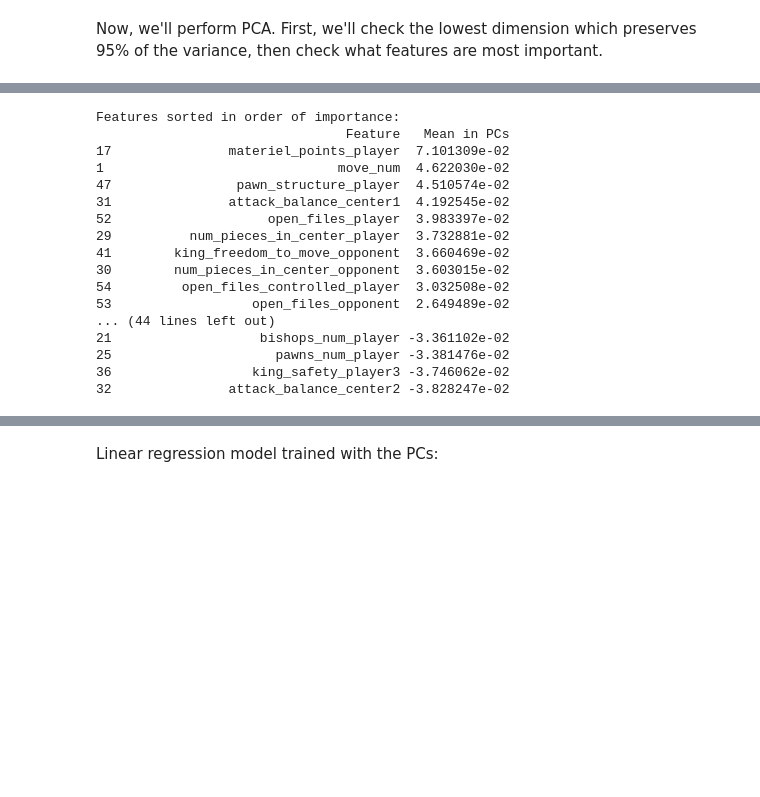
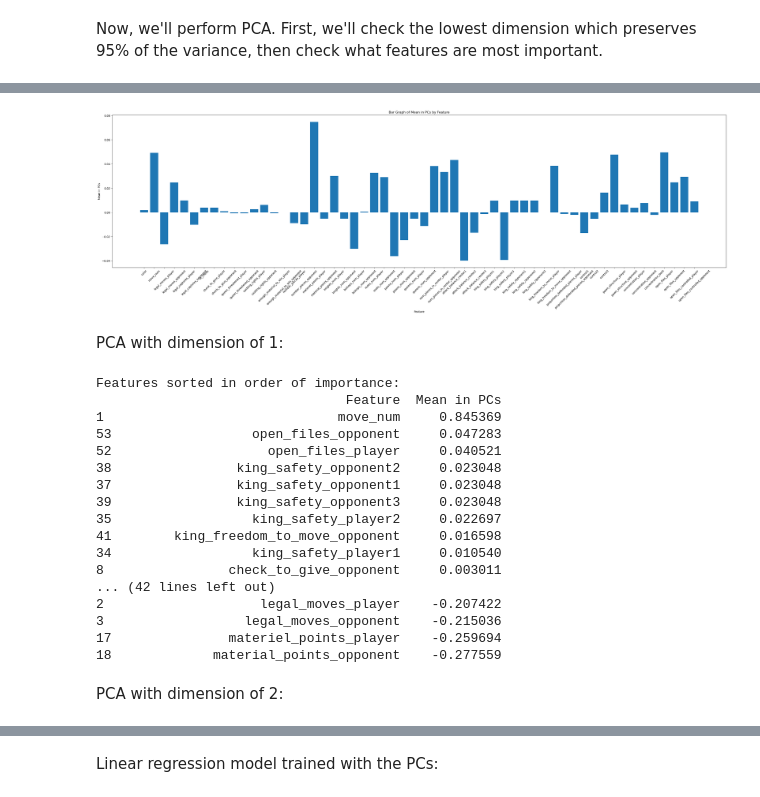
Before and after one commit to dvirsas8/research, a Jupyter notebook: first_analysis.ipynb, the cells around one changed output, grey strips where cells are left out. Saved outputs shown, nothing was run; the diff lists cells and outputs as text; code cells hidden in the pictures; blank space fills up the shorter version.

```diff
--- a/first_analysis.ipynb
+++ b/first_analysis.ipynb
@@ -1030,0 +1028,12 @@ Number of dimensions needed to preserve 95% of variance is 33
+# %%
+pca = PCA(n_components=31)
+X_transformed = pca.fit_transform(board_transformed)
+principal_components = pca.components_
+feature_means_in_pcs = principal_components.mean(axis=0)
+feature_mean_df = pd.DataFrame({'Feature': board_feature_names, 'Mean in PCs': feature_means_in_pcs})
+first_pc = pd.DataFrame({'Feature': board_feature_names, 'PC': principal_components[0]})
+print('First PC:')
+print(f'{first_pc}\n')
+sorted_feature_mean_df = feature_mean_df.sort_values(by='Mean in PCs', ascending=False)
+print('Features sorted in order of importance:')
+print(sorted_feature_mean_df)
@@ -1031,28 +1058,43 @@ Number of dimensions needed to preserve 95% of variance is 33
+# %%
+plt.figure(figsize=(40, 10))
+plt.bar(feature_mean_df['Feature'], feature_mean_df['Mean in PCs'])
+
+plt.xlabel('Feature')
+plt.ylabel('Mean in PCs')
+plt.title('Bar Graph of Mean in PCs by Feature')
+
+plt.xticks(rotation=45)
+plt.show()
+# %% [output]
+[figure, added]
+# %% [markdown]
+PCA with dimension of 1:
 # %%
-
-pca = PCA(n_components=33)
-X_transformed = pca.fit_transform(board_transformed)
+pca = PCA(n_components=1)
+X_n1 = pca.fit_transform(board_transformed)
 principal_components = pca.components_
 feature_means_in_pcs = principal_components.mean(axis=0)
-feature_mean_df = pd.DataFrame({'Feature': board_feature_names_a, 'Mean in PCs': feature_means_in_pcs})
+feature_mean_df = pd.DataFrame({'Feature': board_feature_names, 'Mean in PCs': feature_means_in_pcs})
 sorted_feature_mean_df = feature_mean_df.sort_values(by='Mean in PCs', ascending=False)
 print('Features sorted in order of importance:')
 print(sorted_feature_mean_df)
 # %% [output]
 Features sorted in order of importance:
-                                Feature   Mean in PCs
-17               materiel_points_player  7.101309e-02
-1                              move_num  4.622030e-02
-47                pawn_structure_player  4.510574e-02
-31               attack_balance_center1  4.192545e-02
-52                    open_files_player  3.983397e-02
-29          num_pieces_in_center_player  3.732881e-02
-41        king_freedom_to_move_opponent  3.660469e-02
-30        num_pieces_in_center_opponent  3.603015e-02
-54         open_files_controlled_player  3.032508e-02
-53                  open_files_opponent  2.649489e-02
-... (44 lines left out)
-21                   bishops_num_player -3.361102e-02
-25                     pawns_num_player -3.381476e-02
-36                  king_safety_player3 -3.746062e-02
-32               attack_balance_center2 -3.828247e-02
+                                Feature  Mean in PCs
+1                              move_num     0.845369
+53                  open_files_opponent     0.047283
+52                    open_files_player     0.040521
+38                king_safety_opponent2     0.023048
+37                king_safety_opponent1     0.023048
+39                king_safety_opponent3     0.023048
+35                  king_safety_player2     0.022697
+41        king_freedom_to_move_opponent     0.016598
+34                  king_safety_player1     0.010540
+8                check_to_give_opponent     0.003011
+... (42 lines left out)
+2                    legal_moves_player    -0.207422
+3                  legal_moves_opponent    -0.215036
+17               materiel_points_player    -0.259694
+18             material_points_opponent    -0.277559
+# %% [markdown]
+PCA with dimension of 2:
```
Also changed, not shown: parts of 5 cells of this notebook, 2 other files.
